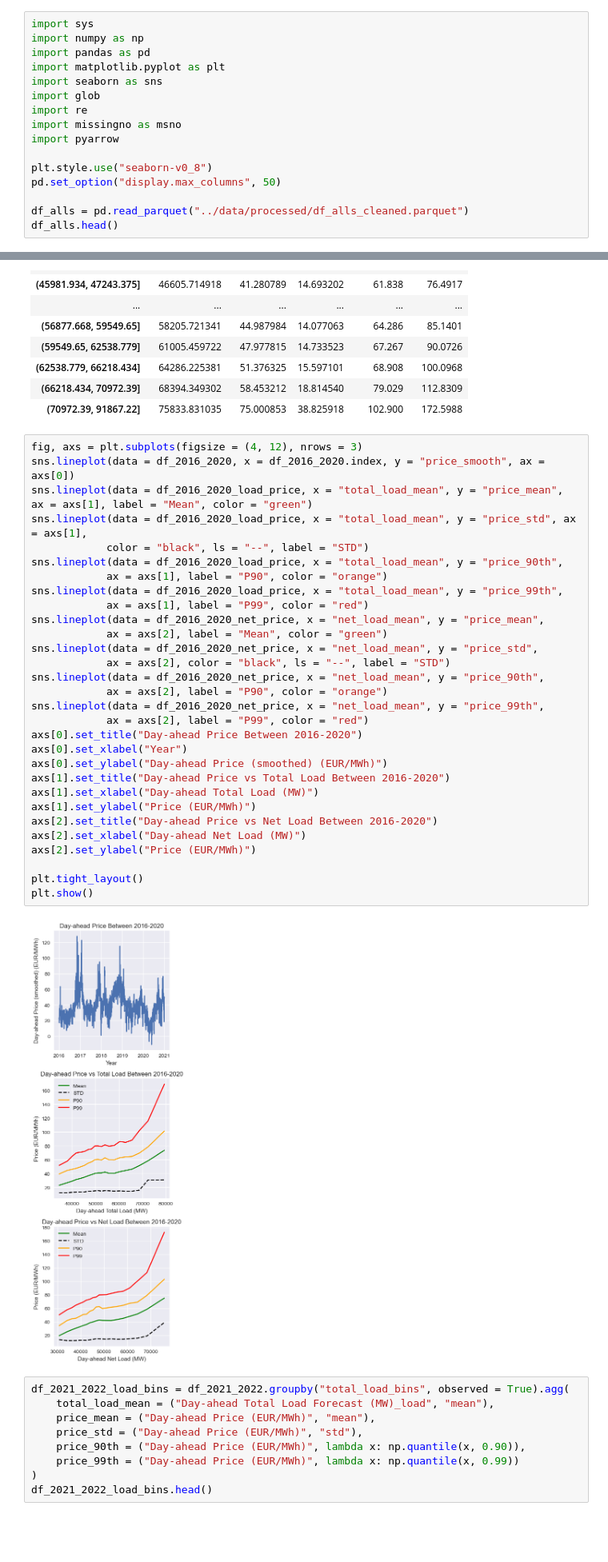
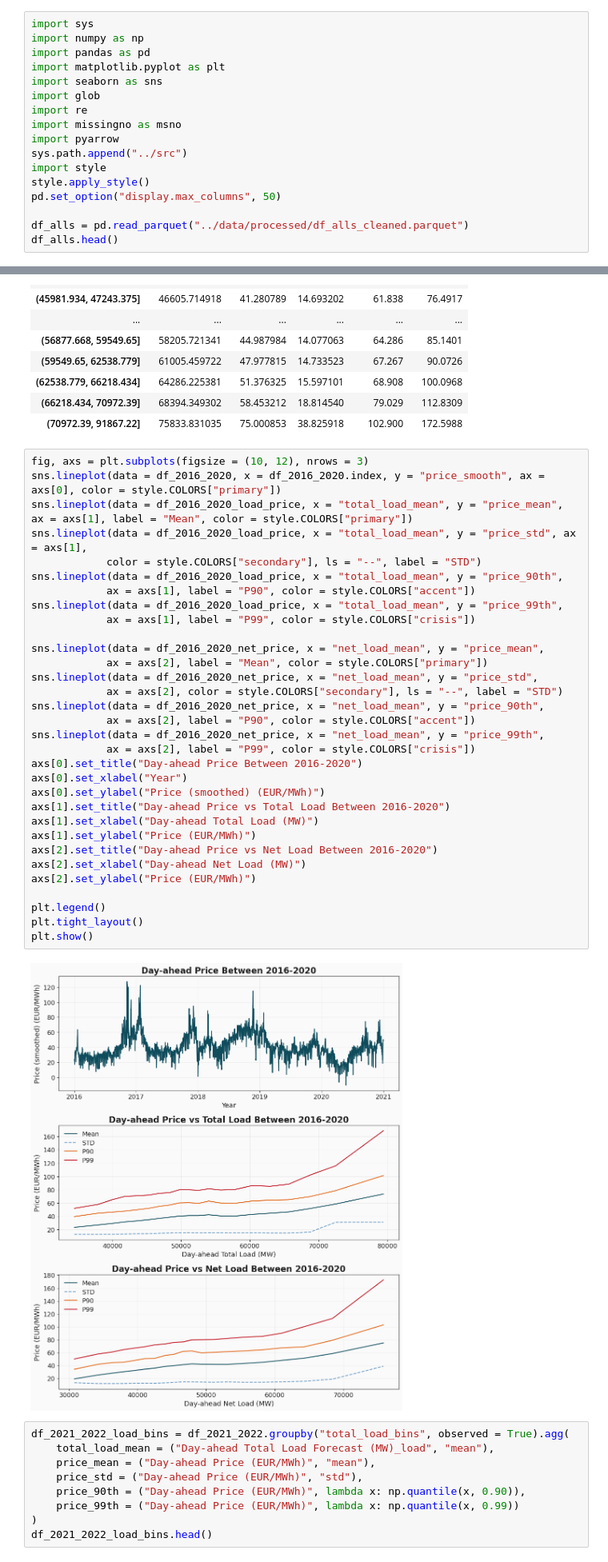
Before and after one commit to LisaBianConti/electricity-price-forecasting, a Jupyter notebook: notebooks/04_market_regimes.ipynb, the cells around one changed output, grey strips where cells are left out. Shown at 80% size. Drawn from its saved outputs; the diff is of its cells as text; blank space fills up the shorter version.

Commit message:
Add 04 notebook after update plots and remove forecast error section

```diff
--- a/notebooks/04_market_regimes.ipynb
+++ b/notebooks/04_market_regimes.ipynb
@@ -24,8 +24,9 @@ import glob
 import re
 import missingno as msno
 import pyarrow
-
-plt.style.use("seaborn-v0_8")
+sys.path.append("../src")
+import style
+style.apply_style()
 pd.set_option("display.max_columns", 50)
 
 df_alls = pd.read_parquet("../data/processed/df_alls_cleaned.parquet")
@@ -118,38 +119,40 @@ df_2016_2020_net_price
 | (66218.434, 70972.39] | 68394.349302 | 58.453212 | 18.814540 | 79.029 | 112.8309 |
 | (70972.39, 91867.22] | 75833.831035 | 75.000853 | 38.825918 | 102.900 | 172.5988 |
 # %%
-fig, axs = plt.subplots(figsize = (4, 12), nrows = 3)
-sns.lineplot(data = df_2016_2020, x = df_2016_2020.index, y = "price_smooth", ax = axs[0])
+fig, axs = plt.subplots(figsize = (10, 12), nrows = 3)
+sns.lineplot(data = df_2016_2020, x = df_2016_2020.index, y = "price_smooth", ax = axs[0], color = style.COLORS["primary"])
 sns.lineplot(data = df_2016_2020_load_price, x = "total_load_mean", y = "price_mean",
-ax = axs[1], label = "Mean", color = "green")
+ax = axs[1], label = "Mean", color = style.COLORS["primary"])
 sns.lineplot(data = df_2016_2020_load_price, x = "total_load_mean", y = "price_std", ax = axs[1],
-            color = "black", ls = "--", label = "STD")
+            color = style.COLORS["secondary"], ls = "--", label = "STD")
 sns.lineplot(data = df_2016_2020_load_price, x = "total_load_mean", y = "price_90th",
-            ax = axs[1], label = "P90", color = "orange")
+            ax = axs[1], label = "P90", color = style.COLORS["accent"])
 sns.lineplot(data = df_2016_2020_load_price, x = "total_load_mean", y = "price_99th",
-            ax = axs[1], label = "P99", color = "red")
+            ax = axs[1], label = "P99", color = style.COLORS["crisis"])
+
 sns.lineplot(data = df_2016_2020_net_price, x = "net_load_mean", y = "price_mean",
-            ax = axs[2], label = "Mean", color = "green")
+            ax = axs[2], label = "Mean", color = style.COLORS["primary"])
 sns.lineplot(data = df_2016_2020_net_price, x = "net_load_mean", y = "price_std",
-            ax = axs[2], color = "black", ls = "--", label = "STD")
+            ax = axs[2], color = style.COLORS["secondary"], ls = "--", label = "STD")
 sns.lineplot(data = df_2016_2020_net_price, x = "net_load_mean", y = "price_90th",
-            ax = axs[2], label = "P90", color = "orange")
+            ax = axs[2], label = "P90", color = style.COLORS["accent"])
 sns.lineplot(data = df_2016_2020_net_price, x = "net_load_mean", y = "price_99th",
-            ax = axs[2], label = "P99", color = "red")
+            ax = axs[2], label = "P99", color = style.COLORS["crisis"])
 axs[0].set_title("Day-ahead Price Between 2016-2020")
 axs[0].set_xlabel("Year")
-axs[0].set_ylabel("Day-ahead Price (smoothed) (EUR/MWh)")
+axs[0].set_ylabel("Price (smoothed) (EUR/MWh)")
 axs[1].set_title("Day-ahead Price vs Total Load Between 2016-2020")
 axs[1].set_xlabel("Day-ahead Total Load (MW)")
 axs[1].set_ylabel("Price (EUR/MWh)")
 axs[2].set_title("Day-ahead Price vs Net Load Between 2016-2020")
 axs[2].set_xlabel("Day-ahead Net Load (MW)")
 axs[2].set_ylabel("Price (EUR/MWh)")
 
+plt.legend()
 plt.tight_layout()
 plt.show()
 # %% [output]
-[figure, old version]
+[figure, new version]
 # %%
 df_2021_2022_load_bins = df_2021_2022.groupby("total_load_bins", observed = True).agg(
     total_load_mean = ("Day-ahead Total Load Forecast (MW)_load", "mean"),
```
Also changed, not shown: parts of 48 cells of this notebook.
